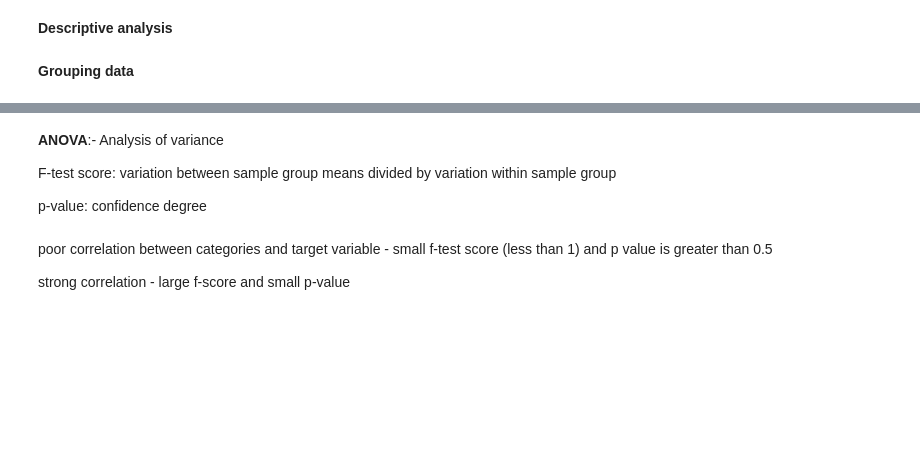
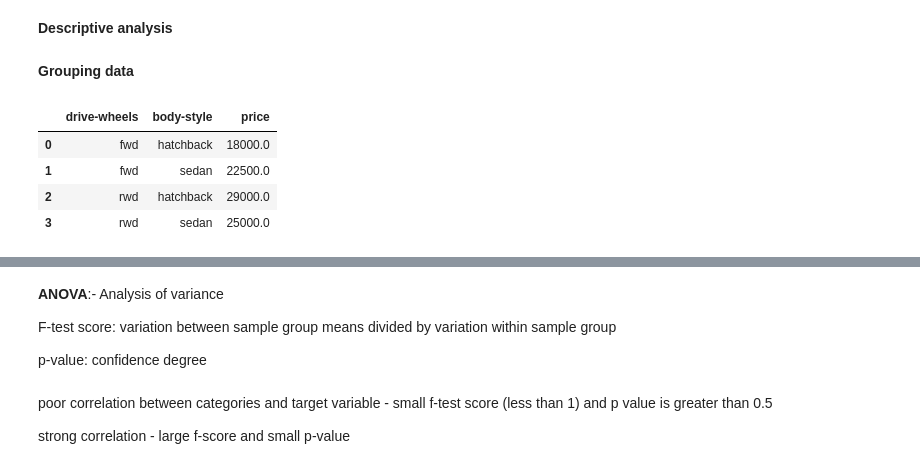
Before and after one commit to Parishri07/Data-Science-and-Machine-Learning, a Jupyter notebook: Exploratory_Data_Analysis.ipynb, the cells around one changed output, grey strips where cells are left out. Cells and saved outputs as stored; diff of their text form; code cells hidden in the pictures; blank space fills up the shorter version.

```diff
--- a/Exploratory_Data_Analysis.ipynb
+++ b/Exploratory_Data_Analysis.ipynb
@@ -28,12 +38,10 @@ plt.ylabel("Price")
 # %%
 df_test = df[['drive-wheels', 'body-style', 'price']]
 df_grp = df_test.groupby(['drive-wheels', 'body-style'], as_index=False).mean()
 df_grp
-
-# pivot table
-df_pivot = df_grp.pivot(index = 'drive-wheels', columns = 'body-style')
-
-# heat maps
-plt.pcolor(df_pivot, cmap='Rdbu')
-plt.colorbar()
-plt.show()
+# %% [output]
+|  | drive-wheels | body-style | price |
+| 0 | fwd | hatchback | 18000.0 |
+| 1 | fwd | sedan | 22500.0 |
+| 2 | rwd | hatchback | 29000.0 |
+| 3 | rwd | sedan | 25000.0 |
```
Also changed, not shown: parts of 4 cells of this notebook.
